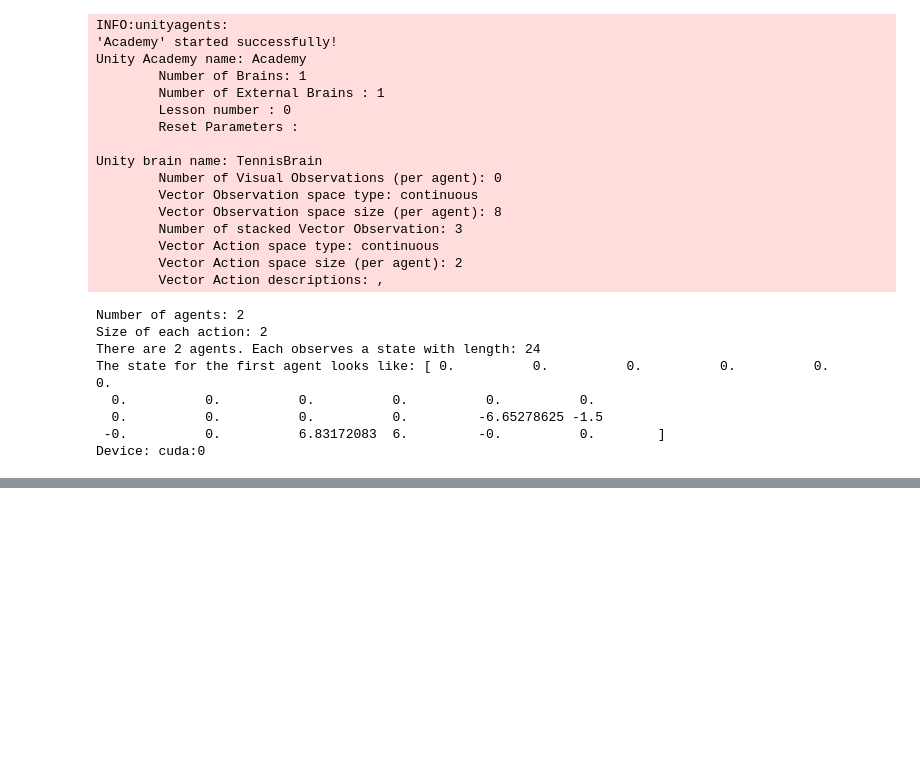
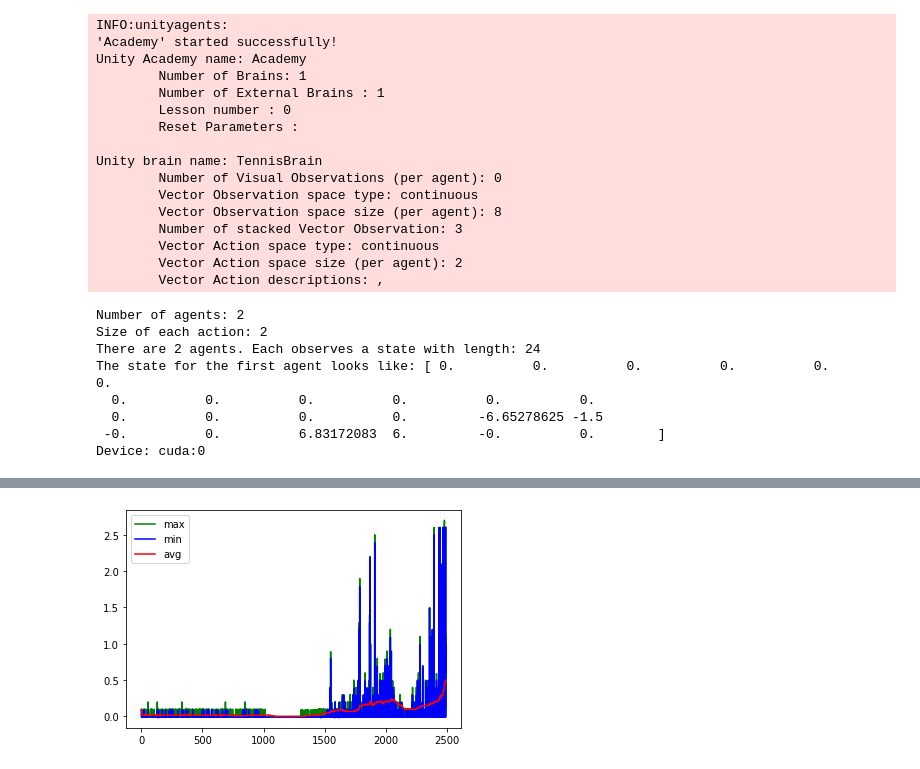
Before and after one commit to HeegyuKim/MultiAgentDDPG-Tennis, a Jupyter notebook: Report.ipynb, the cells around one changed output, grey strips where cells are left out. Saved outputs shown, nothing was run; the diff lists cells and outputs as text; code cells hidden in the pictures; blank space fills up the shorter version.

```diff
--- a/Report.ipynb
+++ b/Report.ipynb
@@ -161,0 +243,13 @@ plot_scores(scores)
+# %%
+%matplotlib inline
+result = pd.read_csv("scores.tsv", sep="\t")
+
+ax = plt.gca()
+
+result.plot(kind='line', y='max', color='green', ax=ax, use_index=True)
+result.plot(kind='line', y='min', color='blue', ax=ax, use_index=True)
+result.plot(kind='line', y='avg', color='red', ax=ax, use_index=True)
+
+plt.show()
+# %% [output]
+[figure, added]
```
Also changed, not shown: parts of 16 cells of this notebook, 19 other files.
